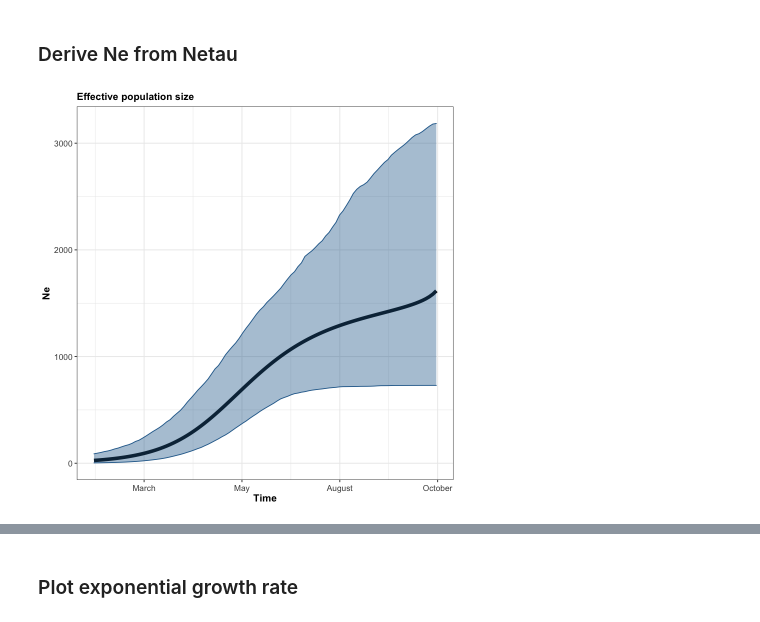
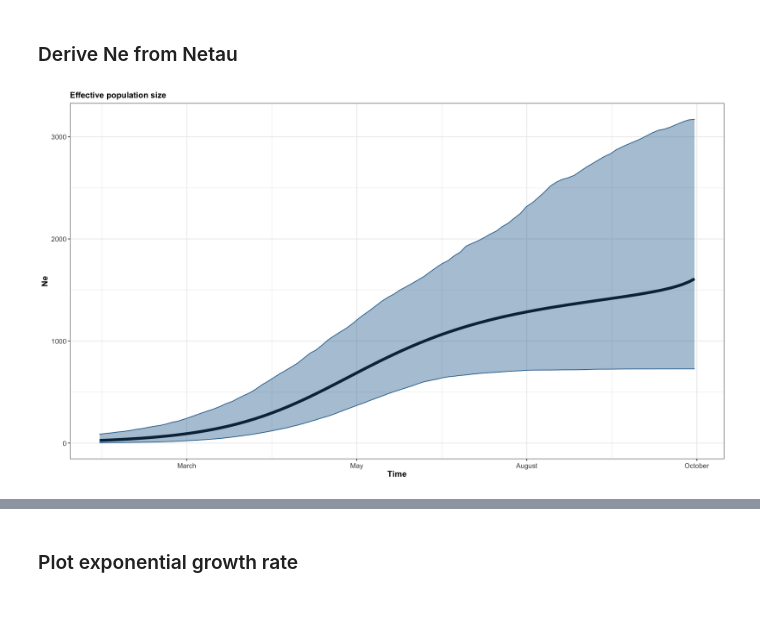
Before and after one commit to blab/mpox-dynamics, a Jupyter notebook: scripts/netau.ipynb, the cells around one changed output, grey strips where cells are left out. Drawn from its saved outputs; the diff is of its cells as text; code cells hidden in the pictures.

```diff
--- a/scripts/netau.ipynb
+++ b/scripts/netau.ipynb
@@ -55,18 +70,19 @@ netau %>% ggplot(aes(x=time, y=mean)) +
 # %%
 r_mean = 14.4011/365 #r per day
 gamma <- 1/21 # recovery rate per day where infection length is 21 days
 beta <- r_mean + gamma #contact rate
 tau_early <- (1/(2*beta)) / 365 #tau in years
 
+options(repr.plot.width=14, repr.plot.height=8)
 
 netau %>% mutate(ne = mean/tau_early,
                  ne_lower = lower/tau_early,
                  ne_upper = upper/tau_early) %>%
           ggplot(aes(x=time, y=ne)) +
           geom_line(size=2, color='black') +
           geom_ribbon(aes(ymin=ne_lower, ymax=ne_upper), color=rgb(0.15,0.41,0.6), alpha=0.4, fill=rgb(0.15,0.41,0.6)) +
           ylab('Ne') + xlab('Time') + ggtitle('Effective population size') +
           scale_x_continuous(breaks=c(2022.2, 2022.4, 2022.6, 2022.8), labels=c('March','May','August','October')) +
           my_theme()
 # %% [output]
-[figure, old version]
+[figure, new version]
```
Also changed, not shown: parts of 3 cells of this notebook, 1 other file.
